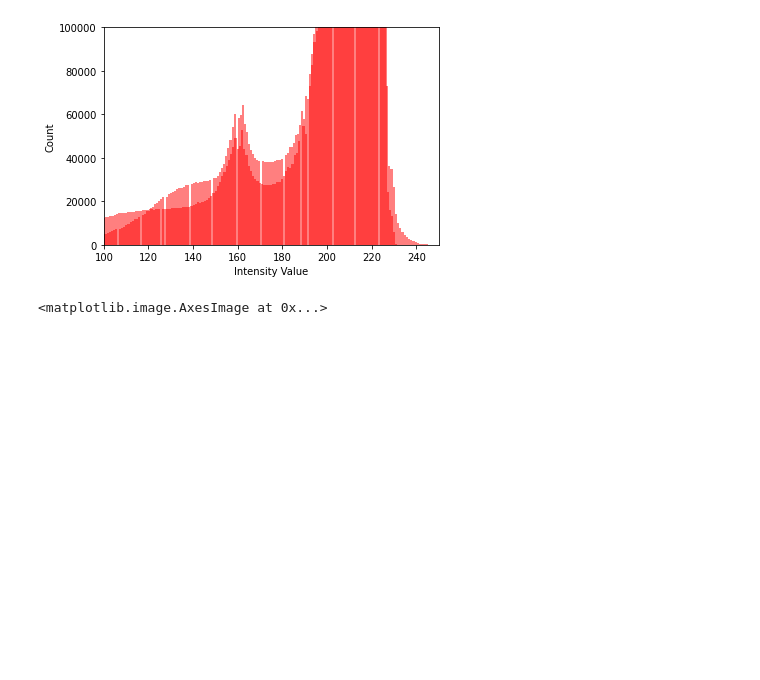
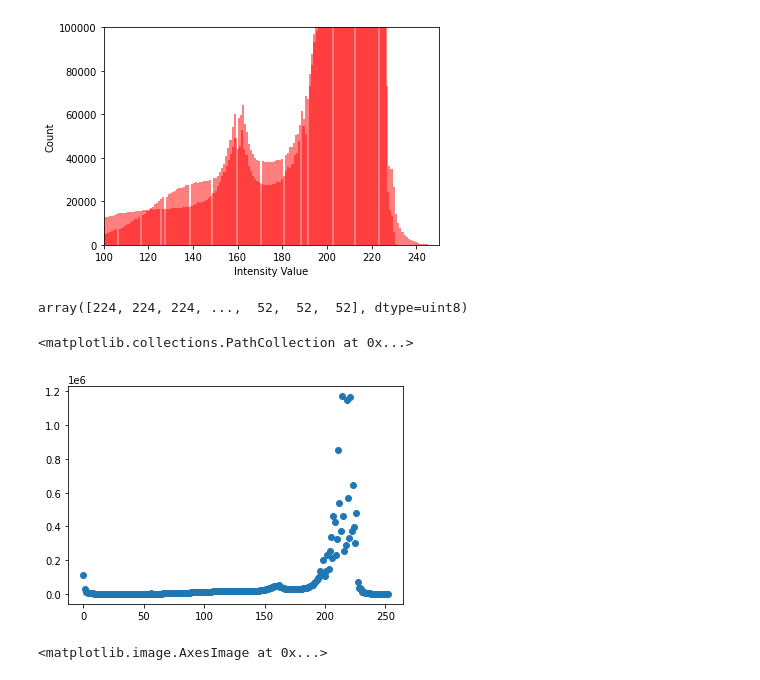
Before and after one commit to KacperGrodecki/image_proccessing, a Jupyter notebook: kuba_img_manip.ipynb, the cells around one changed output. Saved outputs shown, nothing was run; the diff lists cells and outputs as text; code cells hidden in the pictures; blank space fills up the shorter version.

```diff
--- a/kuba_img_manip.ipynb
+++ b/kuba_img_manip.ipynb
@@ -110,3 +99,14 @@ plt.show()
 #w histogramie trzeba znaleźć dwa maksima- zarówno tła jak i napisu. przepisać zakres napisu do zakresu tła
 # %% [output]
 [figure]
+# %%
+gray_image.flatten()
+# %% [output]
+array([224, 224, 224, ...,  52,  52,  52], dtype=uint8)
+# %%
+unique, counts = np.unique(gray_image, return_counts=True)
+# %%
+plt.scatter(unique,counts)
+# %% [output]
+<matplotlib.collections.PathCollection at 0x...>
+[figure, added]
```
Also changed, not shown: parts of 12 cells of this notebook.
